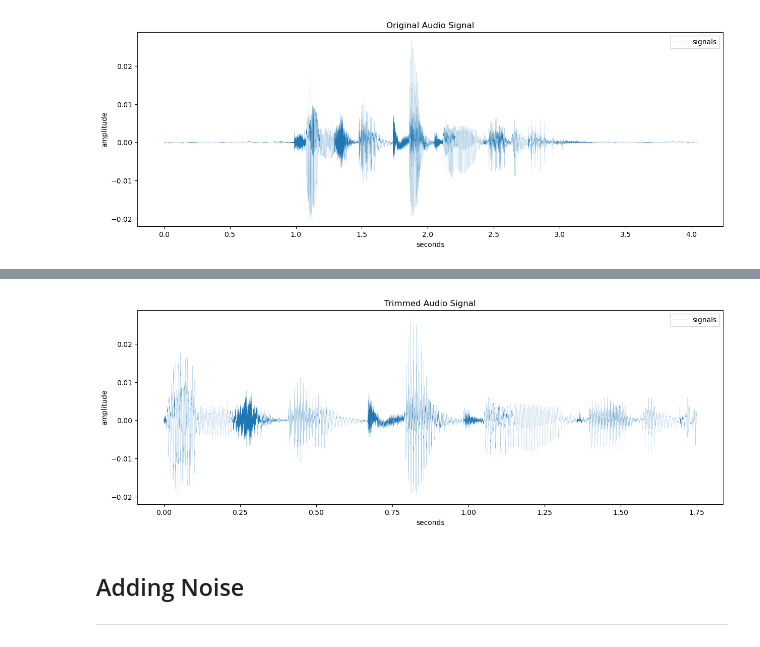
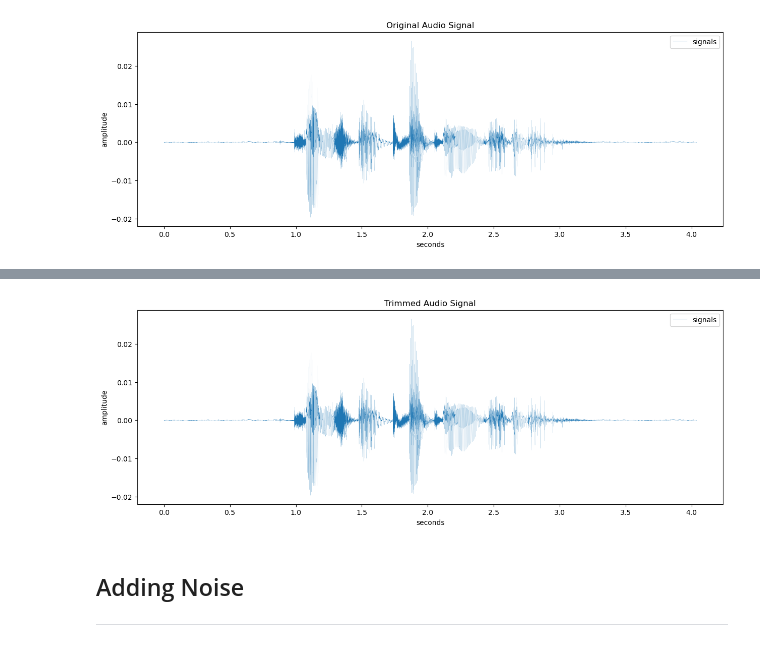
Before and after one commit to Syed-A-Naqvi/audiomorph, a Jupyter notebook: test.ipynb, the cells around one changed output, grey strips where cells are left out. Drawn from its saved outputs; the diff is of its cells as text; code cells hidden in the pictures.

Commit message:
trying to understand digital signal processing enough to gain more control over signal trimming

```diff
--- a/test.ipynb
+++ b/test.ipynb
@@ -37,8 +41,3 @@ import math
 ### RAVDESS Sampling Function
 
  - allows for customized querying of the RAVDESS dataset based on desired feature types
-# %%
-modality = (1,2,3)
-m = "".join(str(s) for s in modality)
-g = "-".join("ehhehehehehehe")
-g
@@ -53,8 +50,6 @@ def get_RAVDESS_sample(path, modality: tuple = (1,2,3),
                              emotion: tuple = tuple(range(1,9)),
                              intensity: tuple = (1,2),
                              statement: tuple = (1,2),
-                             randomize_rep: bool = False,
-                             repetition: tuple = (1,2), # input will be ignored if randomized_rep = True
                              actor: tuple = tuple(range(1,25))):
 
     m = "".join(str(s) for s in modality)
@@ -62,10 +57,17 @@ def get_RAVDESS_sample(path, modality: tuple = (1,2,3),
     e = "".join(str(s) for s in emotion)
     i = "".join(str(s) for s in intensity)
     s = "".join(str(s) for s in statement)
-    a = "".join(str(s) for s in actor)
+
+    actor = set(actor)
 
     dirs = []
-    for d in glob(path+"/Actor_*"):
+
+    if(path[-1] == '/'):
+        adirs = path+"Actor_*"
+    else:
+        adirs = path+"/Actor_*"
+
+    for d in glob(adirs):
         if (int(d[-2]+d[-1]) in actor):
             dirs.append(d)
 
@@ -73,12 +75,8 @@ def get_RAVDESS_sample(path, modality: tuple = (1,2,3),
     for d in dirs:
         d = d+"/"
 
-        for f in glob(d+"*"):
-            f = f.replace(d, "")
-
-            if (m in modality) and (vc in voice_channel) and (e in emotion) and (i in intensity) and (s in statement) and (r in repetition):
-                f = d + "".join(f)
-                files.append(f)
+        for f in glob(d+f"0[{m}]-0[{vc}]-0[{e}]-0[{i}]-0[{s}]-01-*"):
+            files.append(f)
 
     return files
 # %% [markdown]
@@ -90,7 +88,11 @@ All emotional variations and intensities for a single repetition of a given stat
 # %%
-# storing list of all sound file paths
-audio_files = get_RAVDESS_sample("./sound_files", (3,), (1,), statement=(1,), repitition=(1,), actor=list(range(1,13)))
-audio_files.extend(get_RAVDESS_sample("./sound_files", (3,), (1,), statement=(2,), repitition=(1,), actor=list(range(13,25))))
+# all variations of statement 1 for the first 12 actors
+audio_files = get_RAVDESS_sample("./sound_files", (3,), (1,), statement=(1,), actor=list(range(1,13)))
+
+# all variations of statement 2 for the second 12 actors
+audio_files.extend(get_RAVDESS_sample("./sound_files", (3,), (1,), statement=(2,), actor=list(range(13,25))))
+
+# printing number of audio files that will be processed
 print(len(audio_files))
 # %% [output]
 360
@@ -123,13 +131,13 @@ ipd.Audio(digital_signal, rate=sample_rate)
 [figure]
 # %%
 # trimmed signal
-db = 20 * (math.log10(max(digital_signal)) - math.log10(0.005))
-trimed_signal, _ = librosa.effects.trim(digital_signal, top_db=db)
+db = 20 * math.log10( (0.95*max(digital_signal)) / max(digital_signal) )
+trimed_signal, _ = librosa.effects.trim(digital_signal, top_db=100000)
 plot_signal(trimed_signal, sample_rate, "Trimmed Audio Signal")
 ipd.Audio(trimed_signal, rate=sample_rate)
 # %% [output]
 [interactive output not drawn]
-[figure, old version]
+[figure, new version]
 # %% [markdown]
 ## Adding Noise
 ---
```
Also changed, not shown: parts of 7 cells of this notebook.
